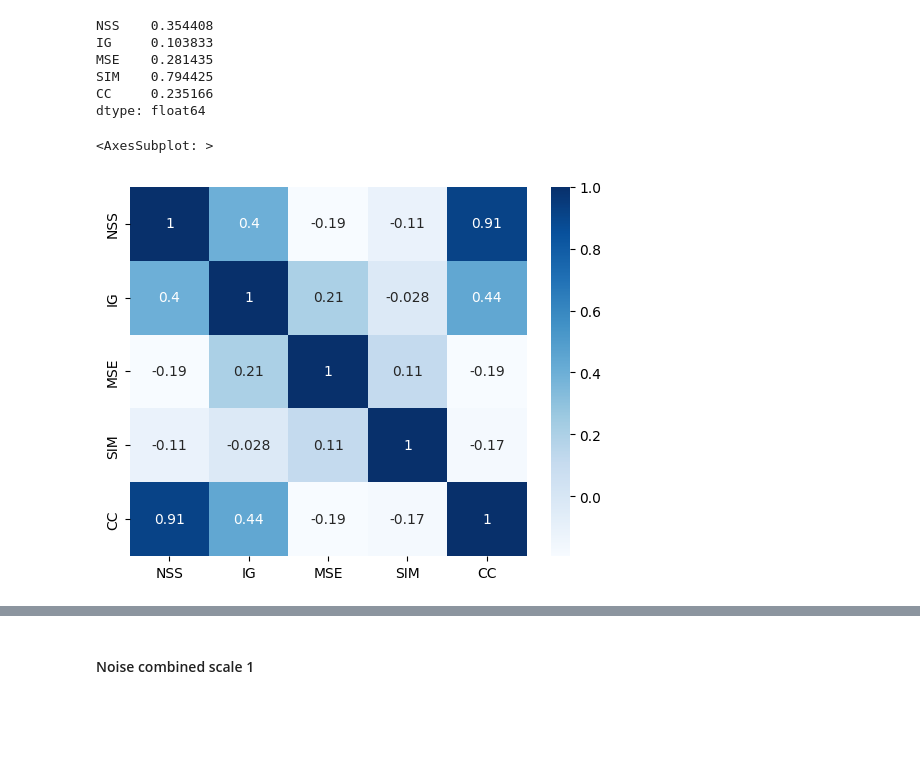
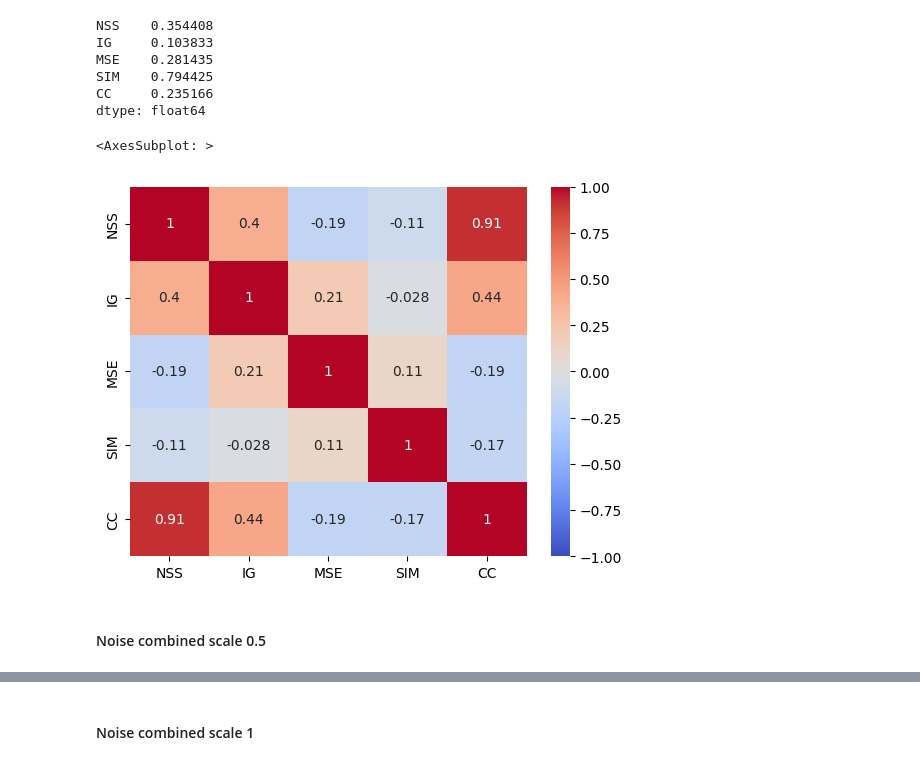
Before and after one commit to MichalMichniak/analysis-of-significance-areas, a Jupyter notebook: faithfulness_statistics.ipynb, the cells around one changed output, grey strips where cells are left out. Drawn from its saved outputs; the diff is of its cells as text; code cells hidden in the pictures; blank space fills up the shorter version.

```diff
--- a/faithfulness_statistics.ipynb
+++ b/faithfulness_statistics.ipynb
@@ -167,7 +167,9 @@ dtype: float64
 # %%
 import seaborn as sb
 corr = df.corr()
-sb.heatmap(corr, cmap="Blues", annot=True)
+sb.heatmap(corr, cmap="coolwarm",vmin=-1,vmax=1, annot=True)
 # %% [output]
 <AxesSubplot: >
-[figure, old version]
+[figure, new version]
+# %% [markdown]
+#### Noise combined scale 0.5
```
Also changed, not shown: parts of 31 cells of this notebook, 10 other files.
